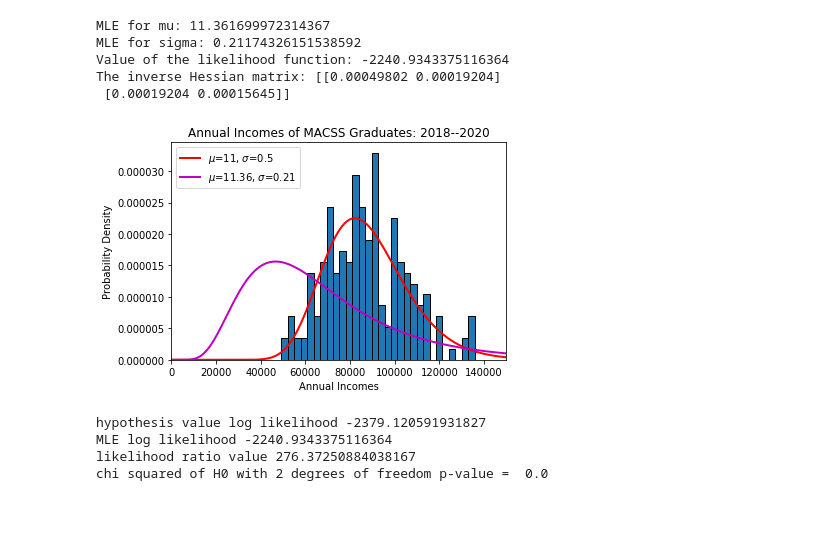
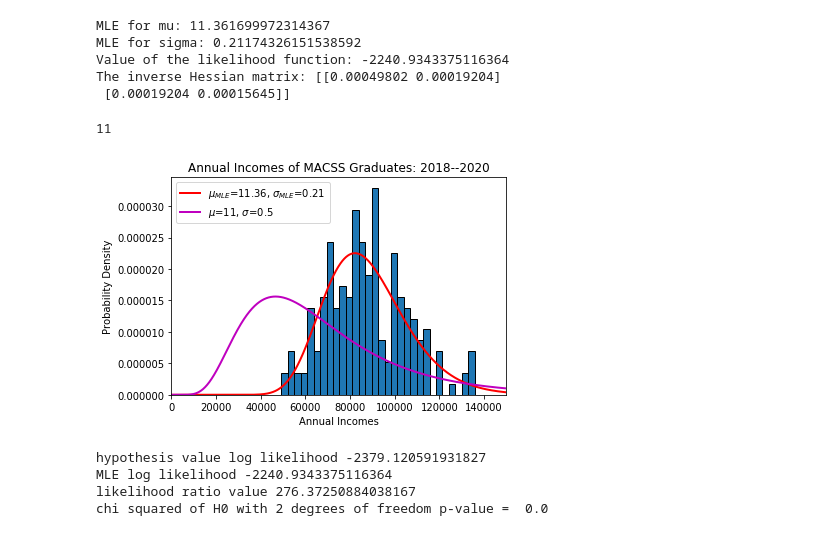
Before and after one commit to yongfeilu/persp-model-econ_w20, a Jupyter notebook: ProblemSets/PS4/Untitled.ipynb, the cells around one changed output. Saved outputs shown, nothing was run; the diff lists cells and outputs as text; code cells hidden in the pictures.

```diff
--- a/ProblemSets/PS4/Untitled.ipynb
+++ b/ProblemSets/PS4/Untitled.ipynb
@@ -84,23 +87,27 @@ MLE for sigma: 0.21174326151538592
 Value of the likelihood function: -2240.9343375116364
 The inverse Hessian matrix: [[0.00049802 0.00019204]
  [0.00019204 0.00015645]]
+# %%
+mu0
+# %% [output]
+11
 # %%
 plt.hist(incomes, num_bins, normed=True, edgecolor='k')
 plt.title('Annual Incomes of MACSS Graduates: 2018--2020')
 plt.xlabel('Annual Incomes')
 plt.ylabel('Probability Density')
 plt.xlim([0, 150000])
 
 plt.plot(dist_incomes, trunc_lognorm_pdf(dist_incomes, mu_MLE, sigma_MLE, 1, 150000),
-         linewidth=2, color='r', label='$\mu$=11, $\sigma$=0.5')
+         linewidth=2, color='r', label='$\mu_{MLE}$=11.36, $\sigma_{MLE}$=0.21')
 
 plt.plot(dist_incomes, trunc_lognorm_pdf(dist_incomes, mu0, sigma0, 1, 150000), linewidth=2,
-        color='m', label='$\mu$=11.36, $\sigma$=0.21')
+        color='m', label='$\mu$=11, $\sigma$=0.5')
 plt.legend(loc='upper left')
 
 plt.show()
 # %% [output]
-[figure, old version]
+[figure, new version]
 # %%
 # (d)
 
```
Also changed, not shown: parts of 2 cells of this notebook, 7 other files.
